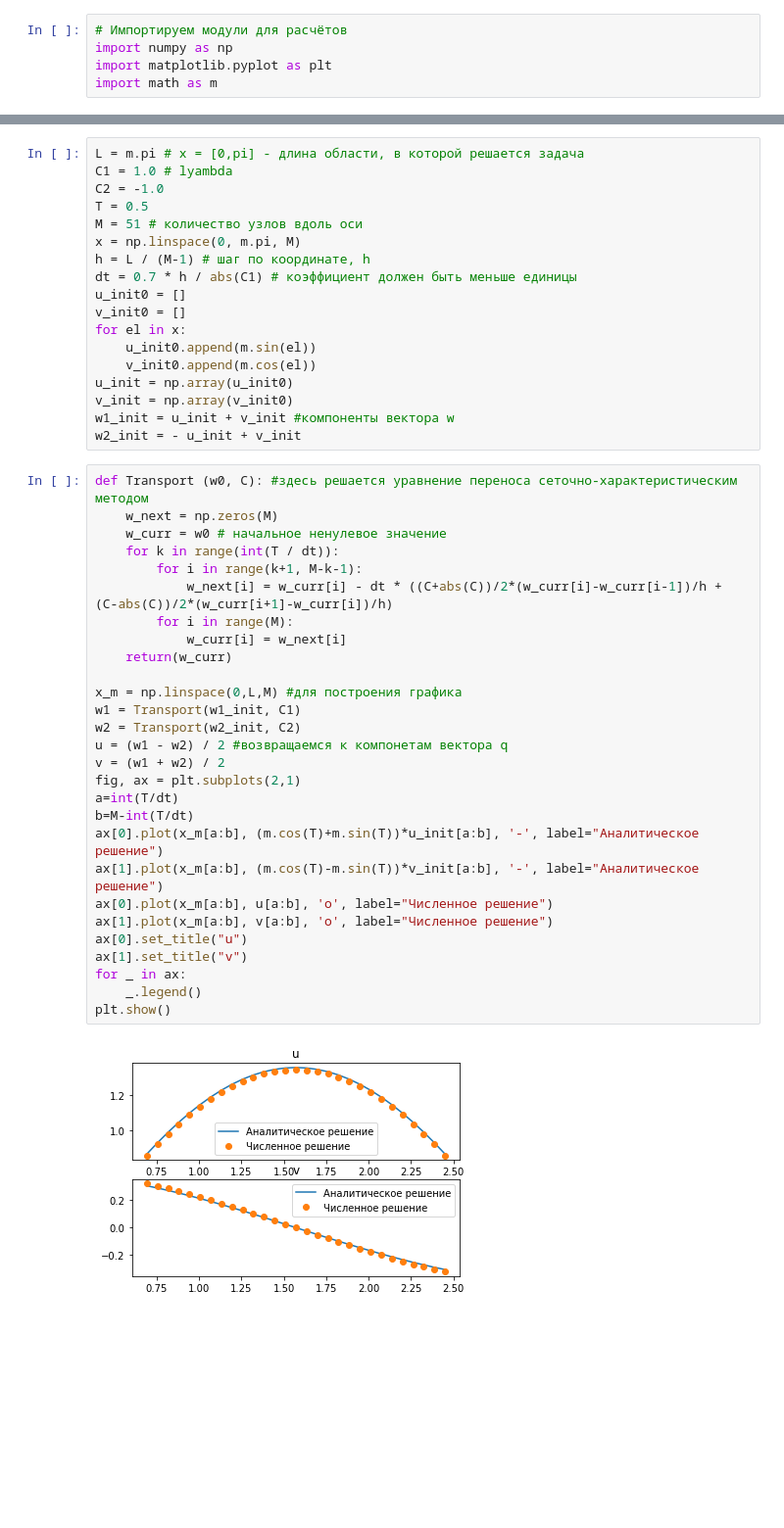
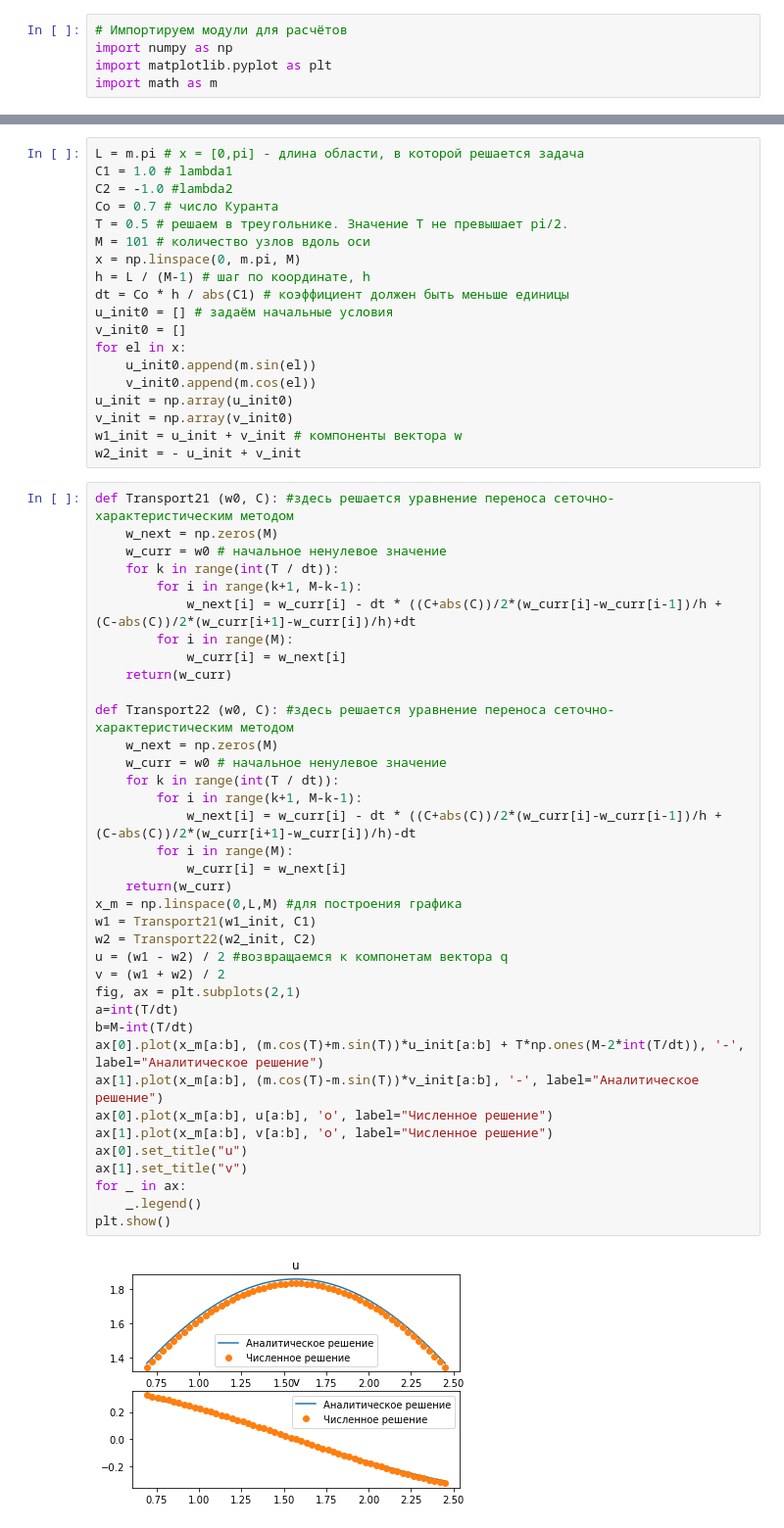
Before and after one commit to MVerenin/CompMaths, a Jupyter notebook: TransportEquation.ipynb, the cells around one changed output, grey strips where cells are left out. Shown at 98% size. Saved outputs shown, nothing was run; the diff lists cells and outputs as text; blank space fills up the shorter version.

```diff
--- a/TransportEquation.ipynb
+++ b/TransportEquation.ipynb
@@ -8,48 +57,58 @@ import math as m
 # %%
 L = m.pi # x = [0,pi] - длина области, в которой решается задача
-C1 = 1.0 # lyambda
-C2 = -1.0
-T = 0.5
-M = 51 # количество узлов вдоль оси
+C1 = 1.0 # lambda1
+C2 = -1.0 #lambda2
+Co = 0.7 # число Куранта
+T = 0.5 # решаем в треугольнике. Значение T не превышает pi/2.
+M = 101 # количество узлов вдоль оси
 x = np.linspace(0, m.pi, M)
 h = L / (M-1) # шаг по координате, h
-dt = 0.7 * h / abs(C1) # коэффициент должен быть меньше единицы
-u_init0 = []
+dt = Co * h / abs(C1) # коэффициент должен быть меньше единицы
+u_init0 = [] # задаём начальные условия
 v_init0 = []
 for el in x:
     u_init0.append(m.sin(el))
     v_init0.append(m.cos(el))
 u_init = np.array(u_init0)
 v_init = np.array(v_init0)
-w1_init = u_init + v_init #компоненты вектора w
+w1_init = u_init + v_init # компоненты вектора w
 w2_init = - u_init + v_init
 # %%
-def Transport (w0, C): #здесь решается уравнение переноса сеточно-характеристическим методом
+def Transport21 (w0, C): #здесь решается уравнение переноса сеточно-характеристическим методом
     w_next = np.zeros(M)
     w_curr = w0 # начальное ненулевое значение
     for k in range(int(T / dt)):
         for i in range(k+1, M-k-1):
-            w_next[i] = w_curr[i] - dt * ((C+abs(C))/2*(w_curr[i]-w_curr[i-1])/h + (C-abs(C))/2*(w_curr[i+1]-w_curr[i])/h)
+            w_next[i] = w_curr[i] - dt * ((C+abs(C))/2*(w_curr[i]-w_curr[i-1])/h + (C-abs(C))/2*(w_curr[i+1]-w_curr[i])/h)+dt
         for i in range(M):
             w_curr[i] = w_next[i]
     return(w_curr)
 
+def Transport22 (w0, C): #здесь решается уравнение переноса сеточно-характеристическим методом
+    w_next = np.zeros(M)
+    w_curr = w0 # начальное ненулевое значение
+    for k in range(int(T / dt)):
+        for i in range(k+1, M-k-1):
+            w_next[i] = w_curr[i] - dt * ((C+abs(C))/2*(w_curr[i]-w_curr[i-1])/h + (C-abs(C))/2*(w_curr[i+1]-w_curr[i])/h)-dt
+        for i in range(M):
+            w_curr[i] = w_next[i]
+    return(w_curr)
 x_m = np.linspace(0,L,M) #для построения графика
-w1 = Transport(w1_init, C1)
-w2 = Transport(w2_init, C2)
+w1 = Transport21(w1_init, C1)
+w2 = Transport22(w2_init, C2)
 u = (w1 - w2) / 2 #возвращаемся к компонетам вектора q
 v = (w1 + w2) / 2
 fig, ax = plt.subplots(2,1)
 a=int(T/dt)
 b=M-int(T/dt)
-ax[0].plot(x_m[a:b], (m.cos(T)+m.sin(T))*u_init[a:b], '-', label="Аналитическое решение")
+ax[0].plot(x_m[a:b], (m.cos(T)+m.sin(T))*u_init[a:b] + T*np.ones(M-2*int(T/dt)), '-', label="Аналитическое решение")
 ax[1].plot(x_m[a:b], (m.cos(T)-m.sin(T))*v_init[a:b], '-', label="Аналитическое решение")
 ax[0].plot(x_m[a:b], u[a:b], 'o', label="Численное решение")
 ax[1].plot(x_m[a:b], v[a:b], 'o', label="Численное решение")
 ax[0].set_title("u")
 ax[1].set_title("v")
 for _ in ax:
     _.legend()
 plt.show()
 # %% [output]
-[figure, old version]
+[figure, new version]
```
Also changed, not shown: parts of 3 cells of this notebook.
